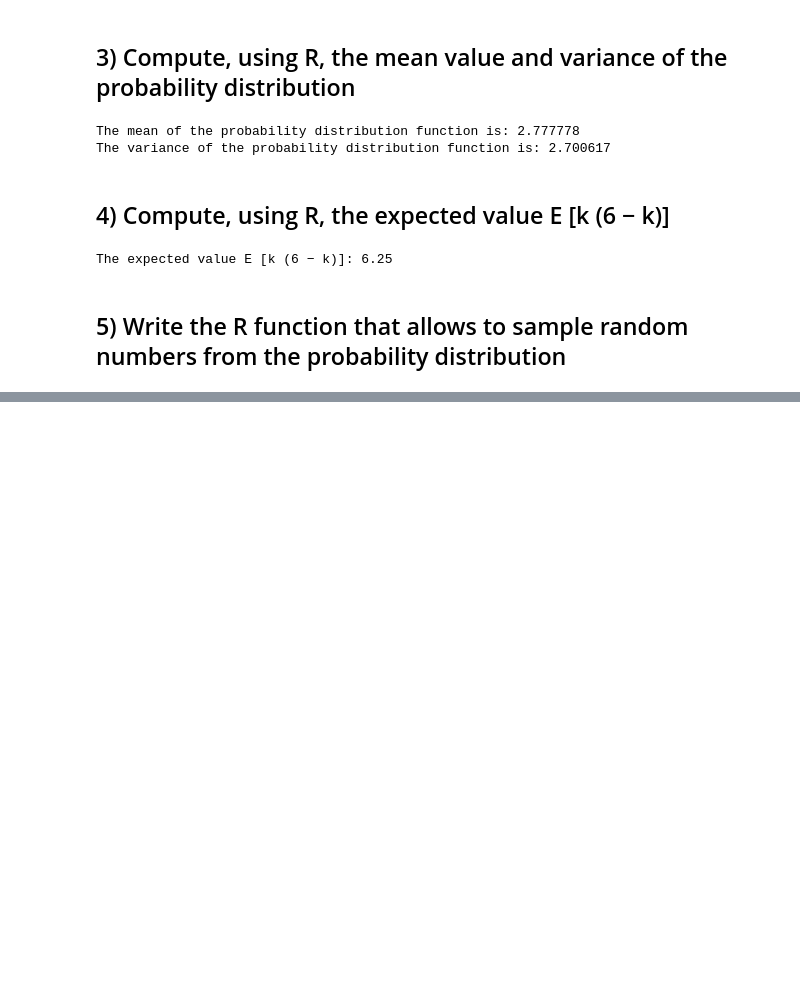
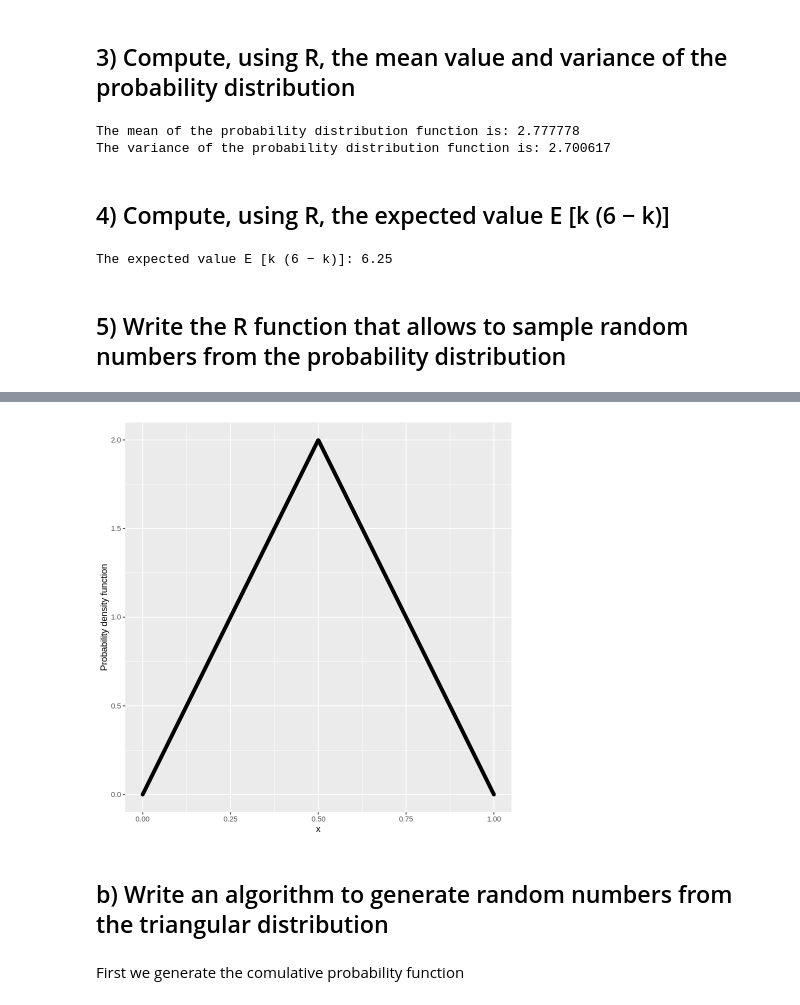
Before and after one commit to vepe99/Advance-Statistics-for-Physics-Analysis-, a Jupyter notebook: Lab2/Lab2.ipynb, the cells around one changed output, grey strips where cells are left out. Drawn from its saved outputs; the diff is of its cells as text; code cells hidden in the pictures; blank space fills up the shorter version.

```diff
--- a/Lab2/Lab2.ipynb
+++ b/Lab2/Lab2.ipynb
@@ -76,0 +116,20 @@ The expected value E [k (6 − k)]: 6.25
+# %%
+a <- 0; b <- 1; c <- (a+b)/2
+x <- seq(-2, 2, length.out = 1000)
+# %%
+d.2 <- function(n, a, b, c) {
+    d <- ifelse(n >= a & n <= b,
+                ifelse(n < c, 2*(n-a)/((b-a)*(c-a)), 2*(b-n)/((b-a)*(b-c)) ),
+                0)
+    return(d)
+    }
+# %%
+ggplot() +
+geom_point(aes(x=x, y=d.2(x, a, b, c))) +
+labs(x='x', y='Probability density function')
+# %% [output]
+[figure, added]
+# %% [markdown]
+## b) Write an algorithm to generate random numbers from the triangular distribution
+# %% [markdown]
+First we generate the comulative probability function
```
Also changed, not shown: parts of 25 cells of this notebook, 2 other files.
